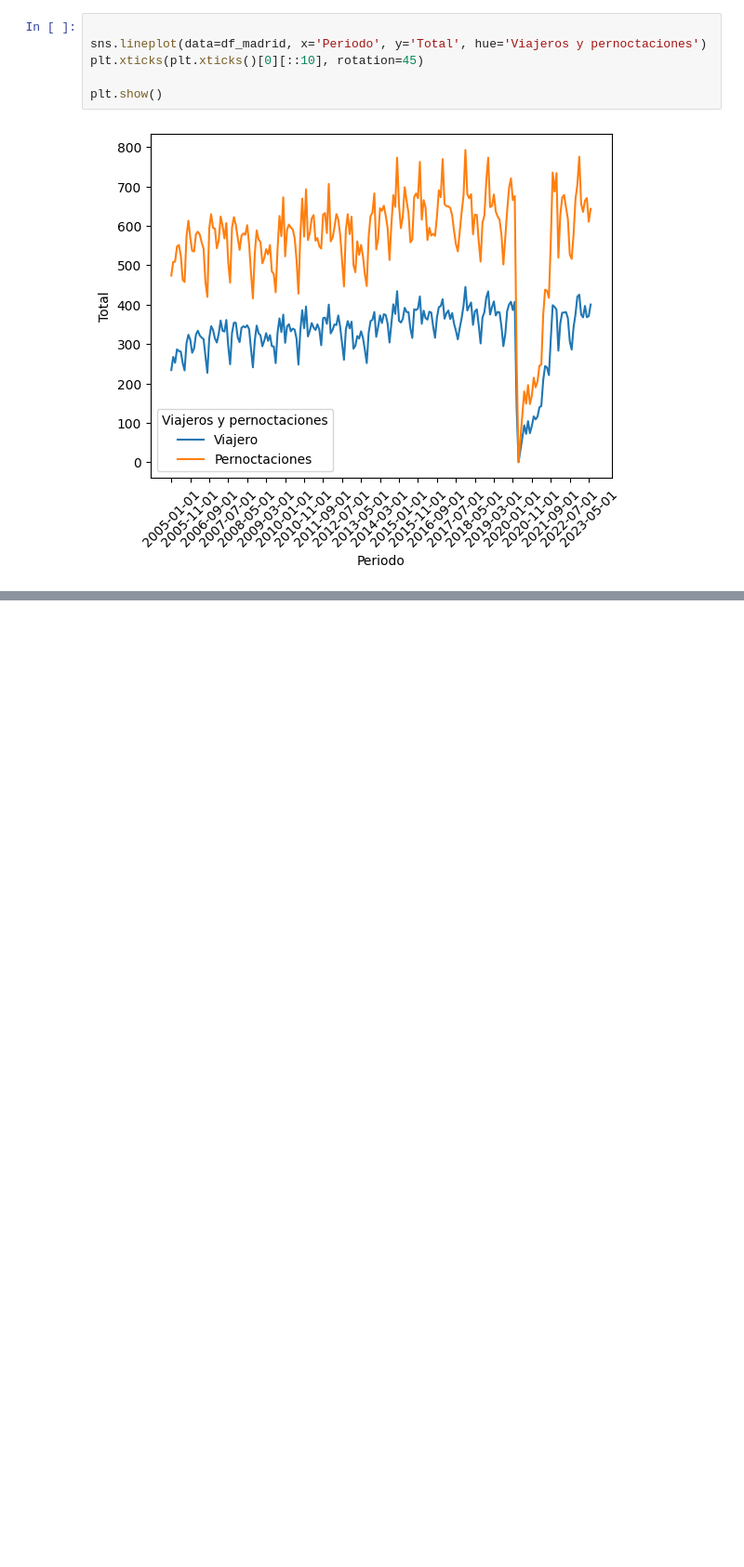
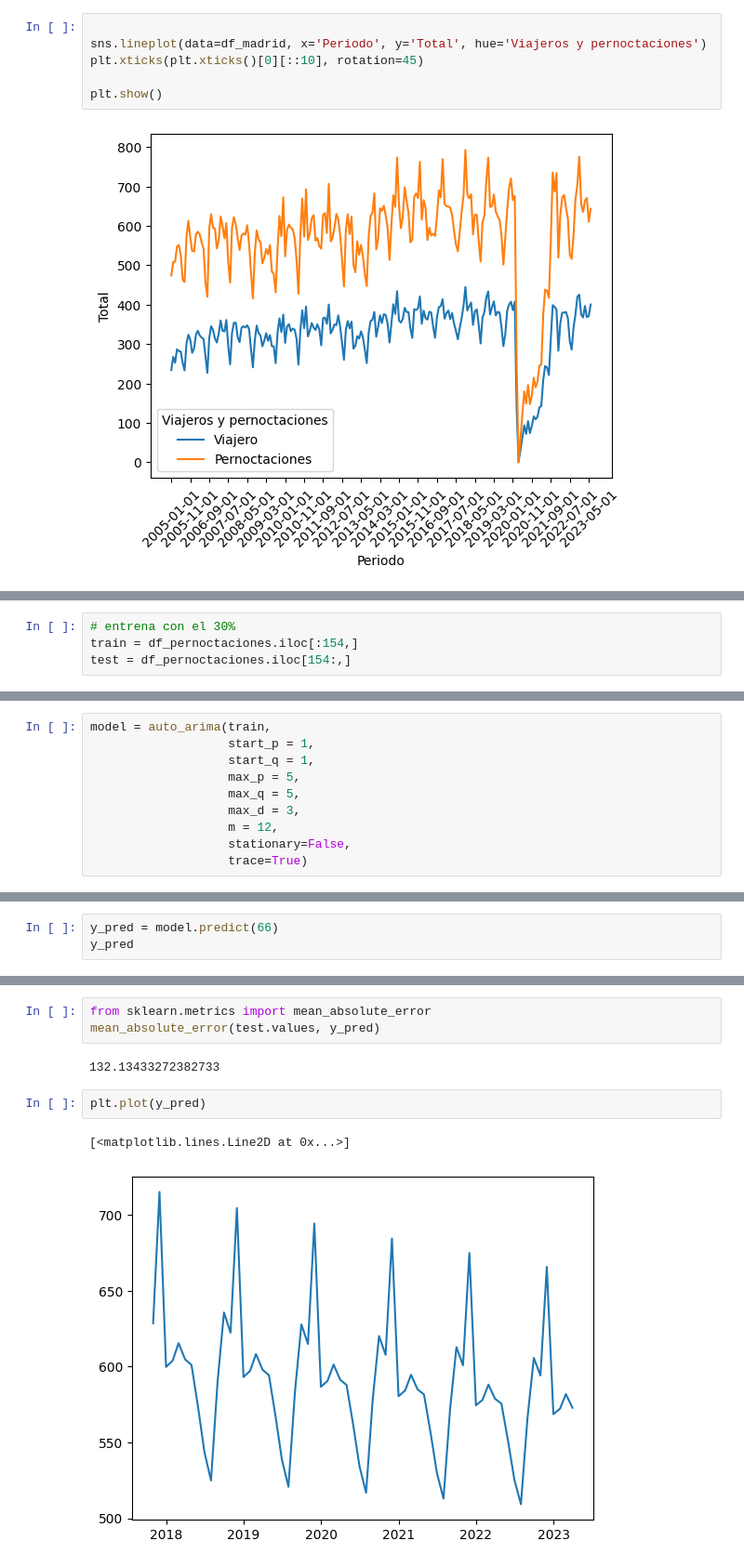
Before and after one commit to dfvinxu/desafio_data, a Jupyter notebook: data/madrid/Viajeros pernoctaciones/nacional_madrid.ipynb, the cells around one changed output, grey strips where cells are left out. Shown at 93% size. Saved outputs shown, nothing was run; the diff lists cells and outputs as text; blank space fills up the shorter version.

Commit message:
cambios arima

```diff
--- a/data/madrid/Viajeros pernoctaciones/nacional_madrid.ipynb
+++ b/data/madrid/Viajeros pernoctaciones/nacional_madrid.ipynb
@@ -63,0 +273,4 @@ plt.show()
+# %%
+# entrena con el 30%
+train = df_pernoctaciones.iloc[:154,]
+test = df_pernoctaciones.iloc[154:,]
@@ -63,0 +311,10 @@ plt.show()
+# %%
+model = auto_arima(train,
+                   start_p = 1,
+                   start_q = 1,
+                   max_p = 5,
+                   max_q = 5,
+                   max_d = 3,
+                   m = 12,
+                   stationary=False,
+                   trace=True)
@@ -63,0 +339,3 @@ plt.show()
+# %%
+y_pred = model.predict(66)
+y_pred
@@ -63,0 +355,10 @@ plt.show()
+# %%
+from sklearn.metrics import mean_absolute_error
+mean_absolute_error(test.values, y_pred)
+# %% [output]
+132.13433272382733
+# %%
+plt.plot(y_pred)
+# %% [output]
+[<matplotlib.lines.Line2D at 0x...>]
+[figure, added]
```
Also changed, not shown: parts of 40 cells of this notebook.
